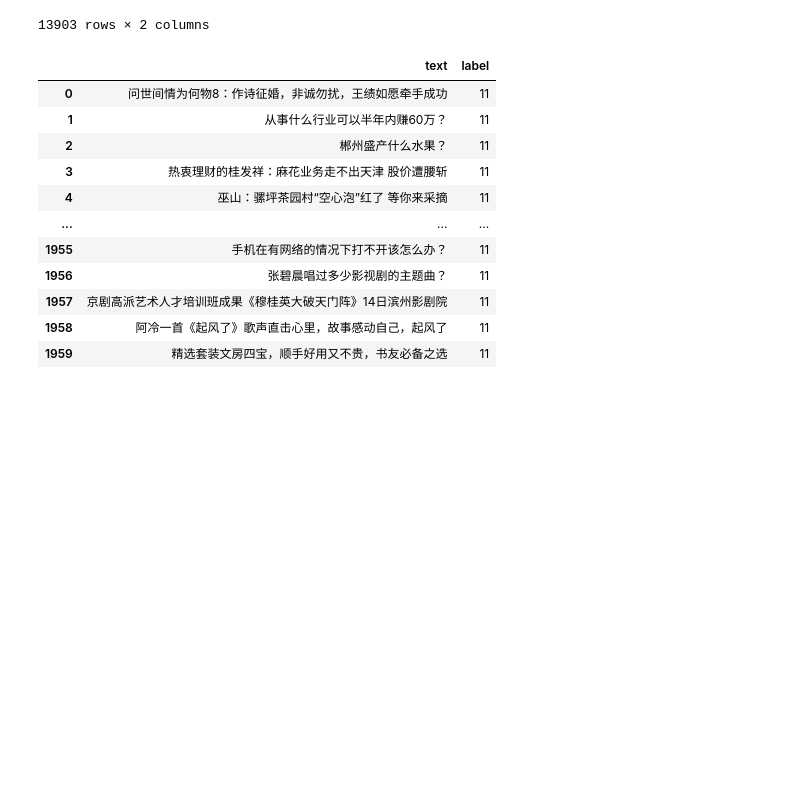
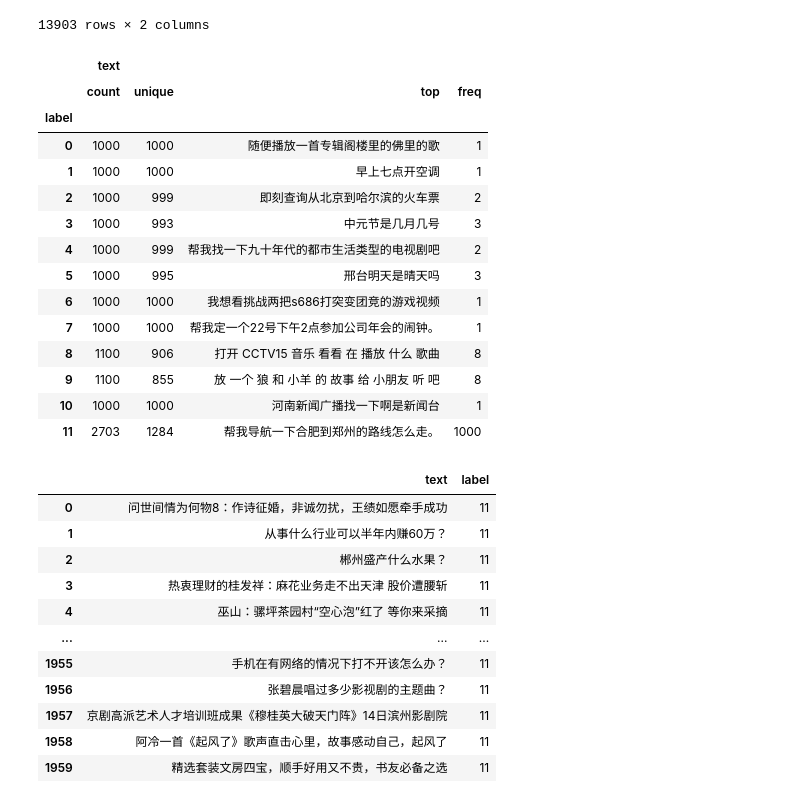
Before and after one commit to EeyoreLee/EarleeNLP, a Jupyter notebook: notebook/ood.ipynb, the cells around one changed output. Cells and saved outputs as stored; diff of their text form; code cells hidden in the pictures; blank space fills up the shorter version.

```diff
--- a/notebook/ood.ipynb
+++ b/notebook/ood.ipynb
@@ -172,6 +172,24 @@ df_origin
 | 13901 | 睡 前 吼 一发 175 的 妹子 前途 在哪里 | 11 |
 | 13902 | 成都 有 么 得 会 粤语 的 小伙伴 儿 | 11 |
 13903 rows × 2 columns
+# %%
+df_origin.loc
+# %% [output]
+|  | text |  |  |  |
+|  | count | unique | top | freq |
+| label |  |  |  |  |
+| 0 | 1000 | 1000 | 随便播放一首专辑阁楼里的佛里的歌 | 1 |
+| 1 | 1000 | 1000 | 早上七点开空调 | 1 |
+| 2 | 1000 | 999 | 即刻查询从北京到哈尔滨的火车票 | 2 |
+| 3 | 1000 | 993 | 中元节是几月几号 | 3 |
+| 4 | 1000 | 999 | 帮我找一下九十年代的都市生活类型的电视剧吧 | 2 |
+| 5 | 1000 | 995 | 邢台明天是晴天吗 | 3 |
+| 6 | 1000 | 1000 | 我想看挑战两把s686打突变团竞的游戏视频 | 1 |
+| 7 | 1000 | 1000 | 帮我定一个22号下午2点参加公司年会的闹钟。 | 1 |
+| 8 | 1100 | 906 | 打开 CCTV15 音乐 看看 在 播放 什么 歌曲 | 8 |
+| 9 | 1100 | 855 | 放 一个 狼 和 小羊 的 故事 给 小朋友 听 吧 | 8 |
+| 10 | 1000 | 1000 | 河南新闻广播找一下啊是新闻台 | 1 |
+| 11 | 2703 | 1284 | 帮我导航一下合肥到郑州的路线怎么走。 | 1000 |
 # %%
 tnews4df = {
     'text': [],
```
Also changed, not shown: parts of 15 cells of this notebook, 7 other files.
